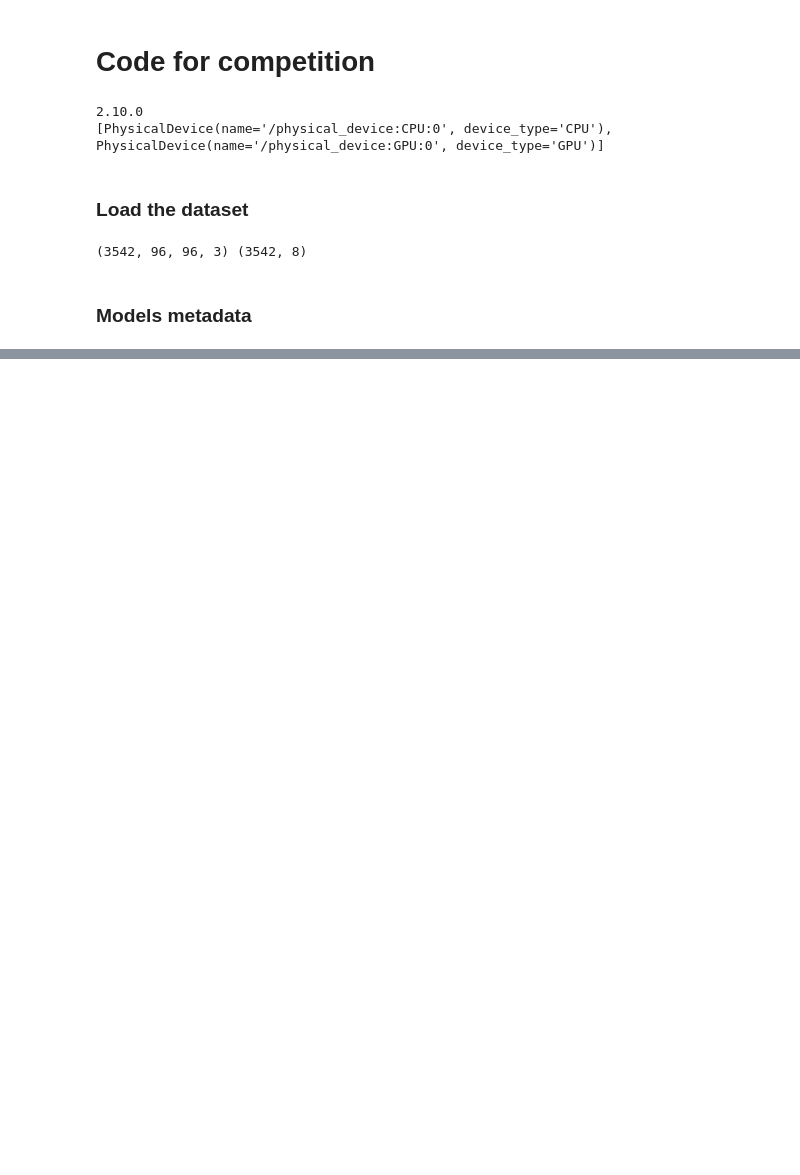
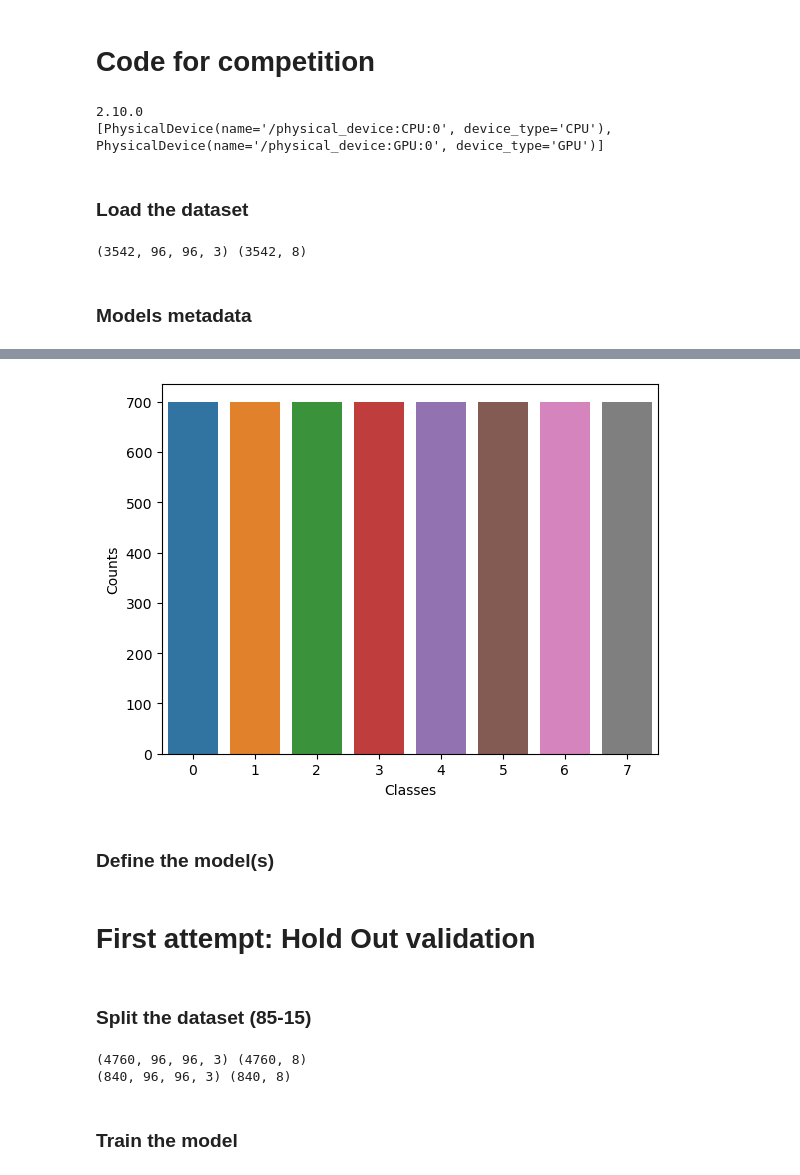
Before and after one commit to gabrieleginestroni/AN2DL-project-2022, a Jupyter notebook: Code/competition.ipynb, the cells around one changed output, grey strips where cells are left out. Saved outputs shown, nothing was run; the diff lists cells and outputs as text; code cells hidden in the pictures; blank space fills up the shorter version.

```diff
--- a/Code/competition.ipynb
+++ b/Code/competition.ipynb
@@ -62,0 +123,11 @@ labels = ["Species1", "Species2", "Species3", "Species4", "Species5", "Species6"
+# %%
+classes, counts = np.unique(np.fromiter([np.argmax(t) for t in y_aug], np.int32), return_counts=True)
+
+plt.ylabel('Counts')
+plt.xlabel('Classes')
+sns.barplot(x = classes, y = counts)
+plt.show()
+# %% [output]
+[figure, added]
+# %% [markdown]
+### Define the model(s)
@@ -62,0 +227,14 @@ labels = ["Species1", "Species2", "Species3", "Species4", "Species5", "Species6"
+# %% [markdown]
+# First attempt: Hold Out validation
+# %% [markdown]
+### Split the dataset (85-15)
+# %%
+X_train, X_val, y_train, y_val = train_test_split(X_aug, y_aug, stratify=y_aug, test_size=0.15)
+
+print(X_train.shape, y_train.shape)
+print(X_val.shape, y_val.shape)
+# %% [output]
+(4760, 96, 96, 3) (4760, 8)
+(840, 96, 96, 3) (840, 8)
+# %% [markdown]
+### Train the model
```
Also changed, not shown: parts of 11 cells of this notebook, 4 other files.
